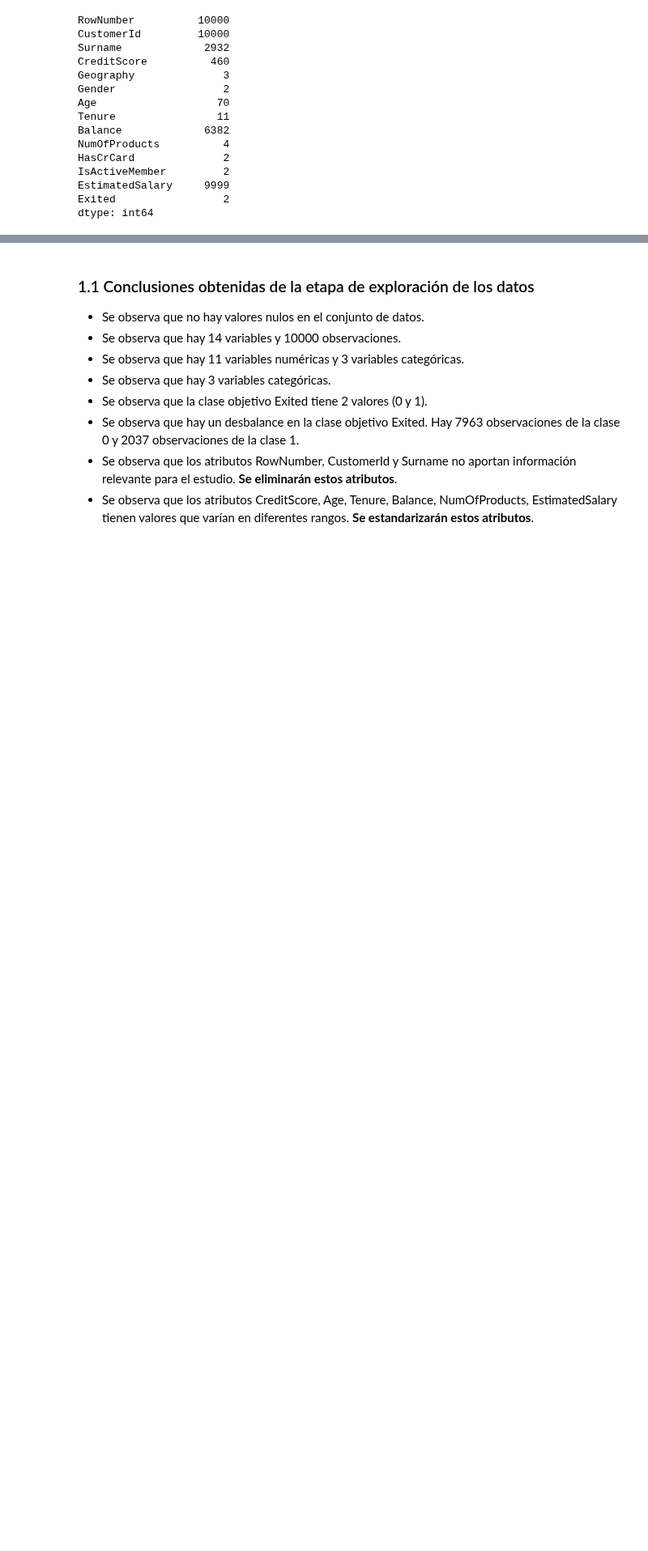
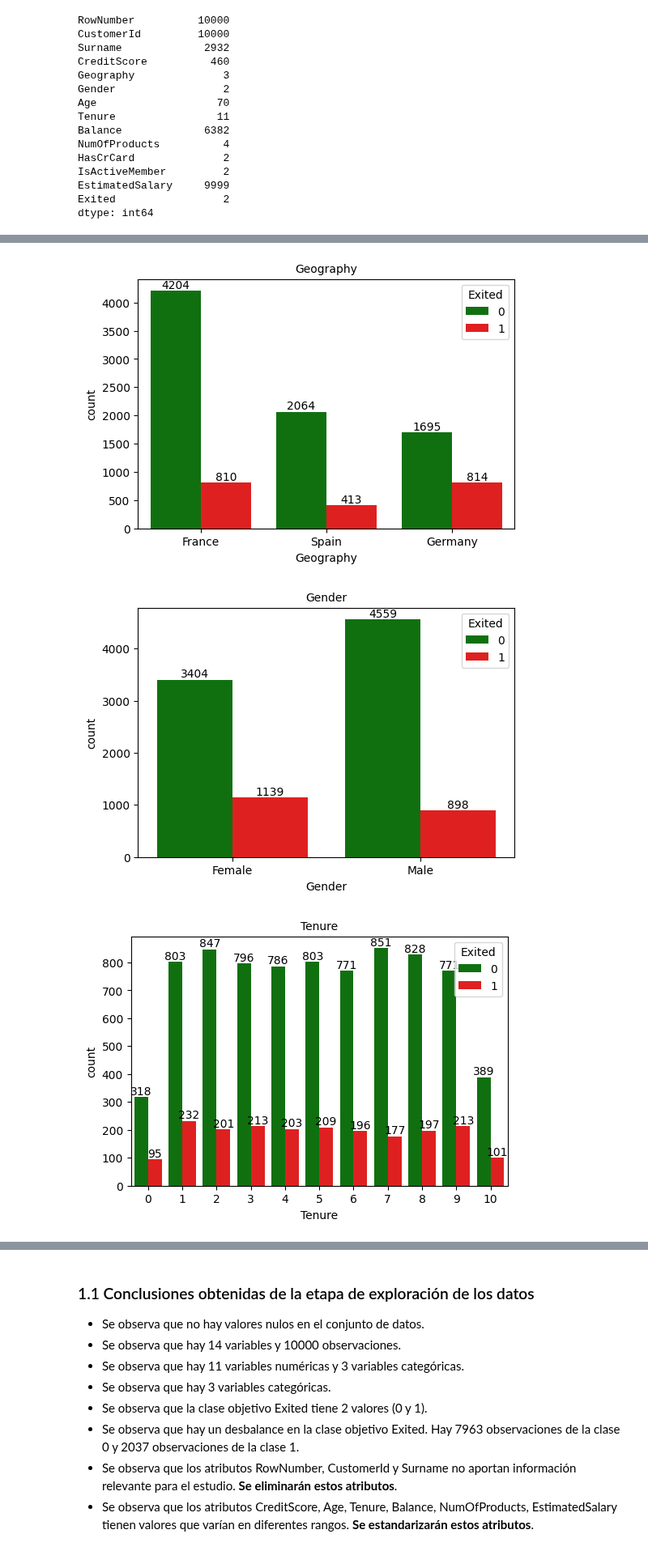
Before and after one commit to DiegoPaezA/IA_Examples, a Jupyter notebook: Regresion-Clasificación/Clasificación_Churn_Study.ipynb, the cells around one changed output, grey strips where cells are left out. Shown at 81% size. Cells and saved outputs as stored; diff of their text form; code cells hidden in the pictures; blank space fills up the shorter version.

```diff
--- a/Regresion-Clasificación/Clasificación_Churn_Study.ipynb
+++ b/Regresion-Clasificación/Clasificación_Churn_Study.ipynb
@@ -108,0 +126,14 @@ plt.show()
+# %%
+feature_list = ['Geography', 'Gender', 'Tenure', 'NumOfProducts', 'HasCrCard', 'IsActiveMember']
+# %%
+for feature in feature_list:
+    plt.figure(figsize=(6,4))
+    plt.title(feature)
+    ax=sns.countplot(x=feature, hue='Exited', data=datos, palette=['green', 'red'])
+
+    for container in ax.containers:
+        ax.bar_label(container)
+# %% [output]
+[figure, added]
+[figure, added]
+[figure, added]
```
Also changed, not shown: parts of 26 cells of this notebook.
